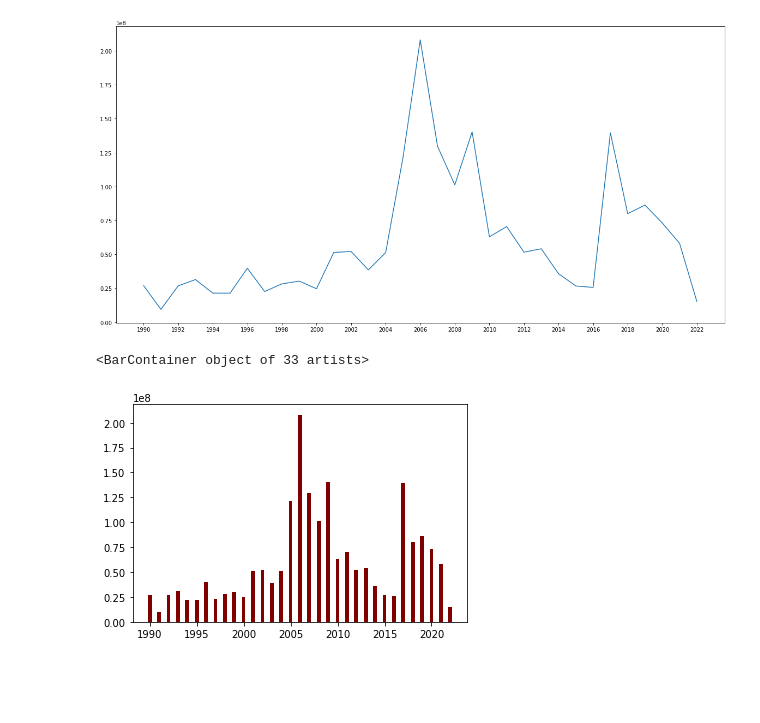
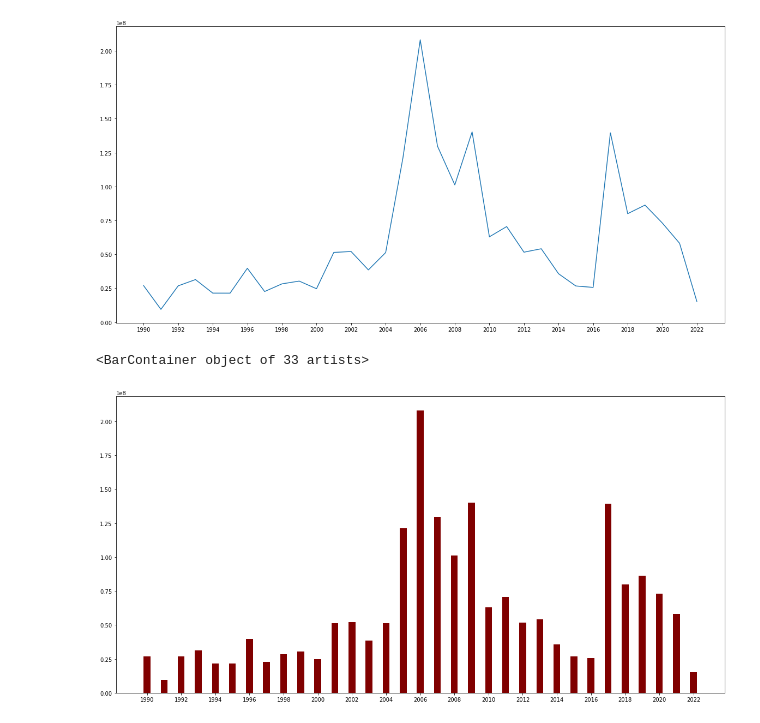
Before and after one commit to eher78/beginningDataAnalysis, a Jupyter notebook: gamesAnalysis.ipynb, the cells around one changed output. Cells and saved outputs as stored; diff of their text form; code cells hidden in the pictures; blank space fills up the shorter version.

```diff
--- a/gamesAnalysis.ipynb
+++ b/gamesAnalysis.ipynb
@@ -218,8 +218,11 @@ plt.plot(years, totalSales)
 [figure]
 # %%
 # Bar plot
+plt.figure(figsize=(20, 10))
+plt.xticks(ticks=years)
+plt.locator_params(axis='x', nbins=18)
 plt.bar(years[0:], totalSales, color ='maroon',
         width = 0.4)
 # %% [output]
 <BarContainer object of 33 artists>
-[figure, old version]
+[figure, new version]
```
